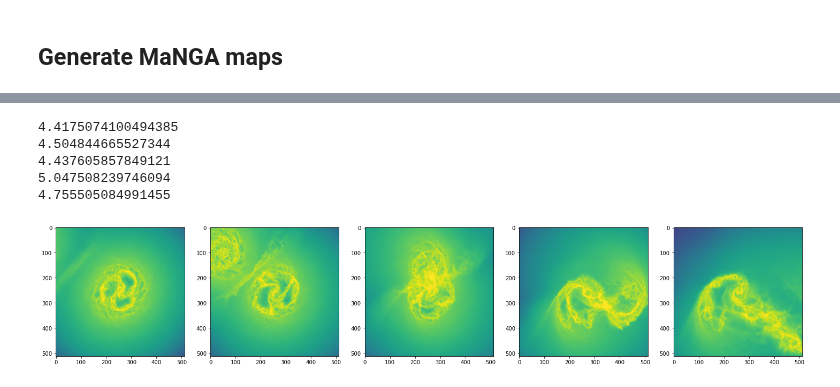
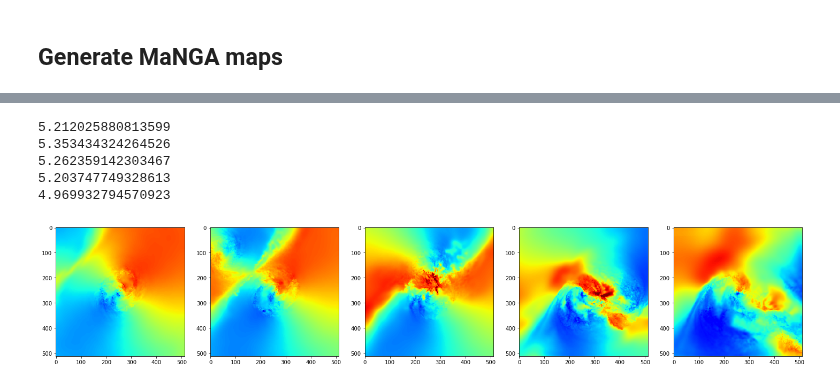
Before and after one commit to cbottrell/RealSim-IFS, a Jupyter notebook: RealSim-IFS_MaNGA_Observe_tests.ipynb, the cells around one changed output, grey strips where cells are left out. Drawn from its saved outputs; the diff is of its cells as text; code cells hidden in the pictures.

```diff
--- a/RealSim-IFS_MaNGA_Observe_tests.ipynb
+++ b/RealSim-IFS_MaNGA_Observe_tests.ipynb
@@ -417,21 +417,21 @@ if 'SLURM_TMPDIR' in [key for key in os.environ.keys()]:
 # %%
 losvd_dir = '/home/bottrell/scratch/Fire_Kinematics/LOSVD/G2G3_e/orbit_1'
 filenames = list(sorted(glob(losvd_dir+'/*_gas_i0.fits')))[:5]
 
 fig,axarr = plt.subplots(1,5,figsize=(25,5))
 
 for filename,ax in zip(filenames,axarr.flat):
     localfile = filename.replace(losvd_dir,wdir)
     start = time.time()
     cp(filename,localfile)
     maps = RealSim_IFS.Generate_Maps_From_File(localfile)
     print(time.time()-start)
-    ax.imshow(np.log10(maps[0]),vmin=0,vmax=6)
+    ax.imshow(maps[1],vmin=-150,vmax=150,cmap='jet')
     if os.access(localfile,0):os.remove(localfile)
 # %% [output]
-4.4175074100494385
-4.504844665527344
-4.437605857849121
-5.047508239746094
-4.755505084991455
+5.212025880813599
+5.353434324264526
+5.262359142303467
+5.203747749328613
+4.969932794570923
-[figure, old version]
+[figure, new version]
```
Also changed, not shown: parts of 1 cell of this notebook, 2 other files.
